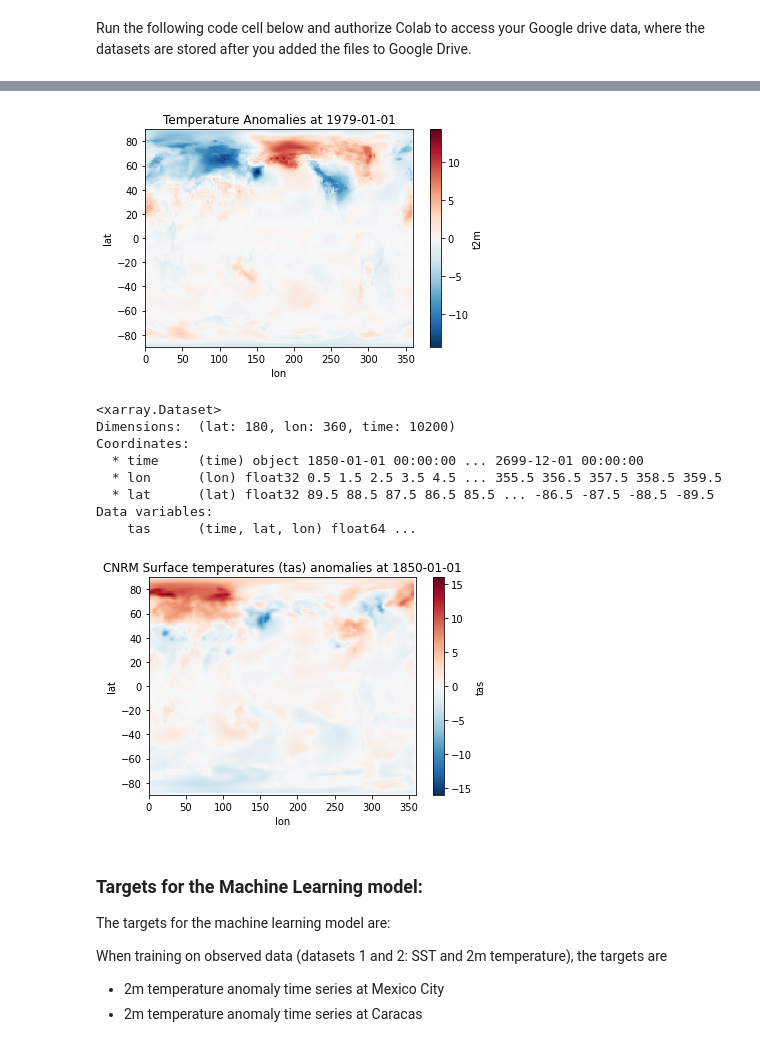
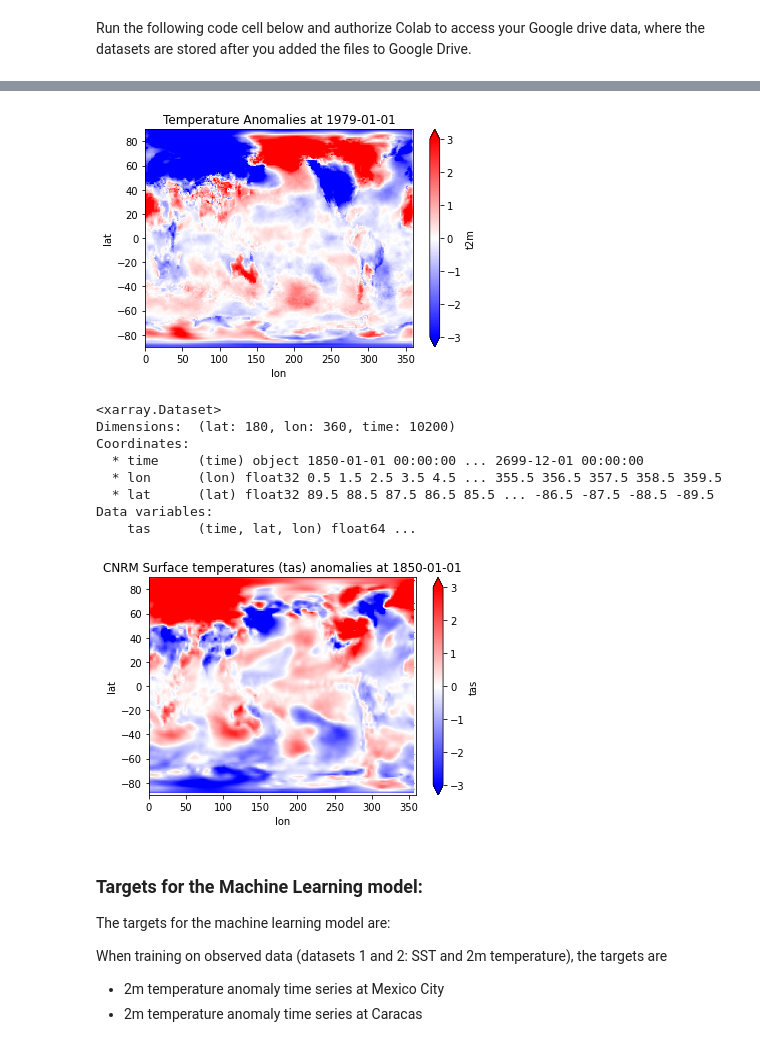
Before and after one commit to ClimateAI/ClimateAIInterview, a Jupyter notebook: ClimateAi_Interview.ipynb, the cells around one changed output, grey strips where cells are left out. Saved outputs shown, nothing was run; the diff lists cells and outputs as text; code cells hidden in the pictures.

```diff
--- a/ClimateAi_Interview.ipynb
+++ b/ClimateAi_Interview.ipynb
@@ -154,10 +132,11 @@ Attributes:
 # %%
 first_time = "1979-01-01"
-temperature_at_first_time = t2m_anomalies['t2m'].sel(time=first_time).plot()
+temperature_at_first_time = t2m_anomalies['t2m'].sel(time=first_time).plot(vmin=-3, vmax=3, cmap=
+                                              'bwr')
 plt.title("Temperature Anomalies at {}".format(first_time))
 plt.show()
 # %% [output]
-[figure, old version]
+[figure, new version]
 # %%
 cnrm_tas_anomalies = xr.open_dataset("gdrive/My Drive/CNRM_tas_anomalies_regridded.nc")
 cnrm_tas_anomalies #CNRM has coverage from 1850 to 2699!
@@ -175,11 +154,12 @@ Coordinates:
 Data variables:
     tas      (time, lat, lon) float64 ...
 # %%
-cnrm_tas_anomalies.sel(time="1850-01-01")['tas'].plot()
+cnrm_tas_anomalies.sel(time="1850-01-01")['tas'].plot(vmin=-3, vmax=3, cmap=
+                                              'bwr')
 plt.title("CNRM Surface temperatures (tas) anomalies at 1850-01-01")
 plt.show()
 # %% [output]
-[figure, old version]
+[figure, new version]
 # %% [markdown]
 ### Targets for the Machine Learning model:
 
```
Also changed, not shown: parts of 9 cells of this notebook.
